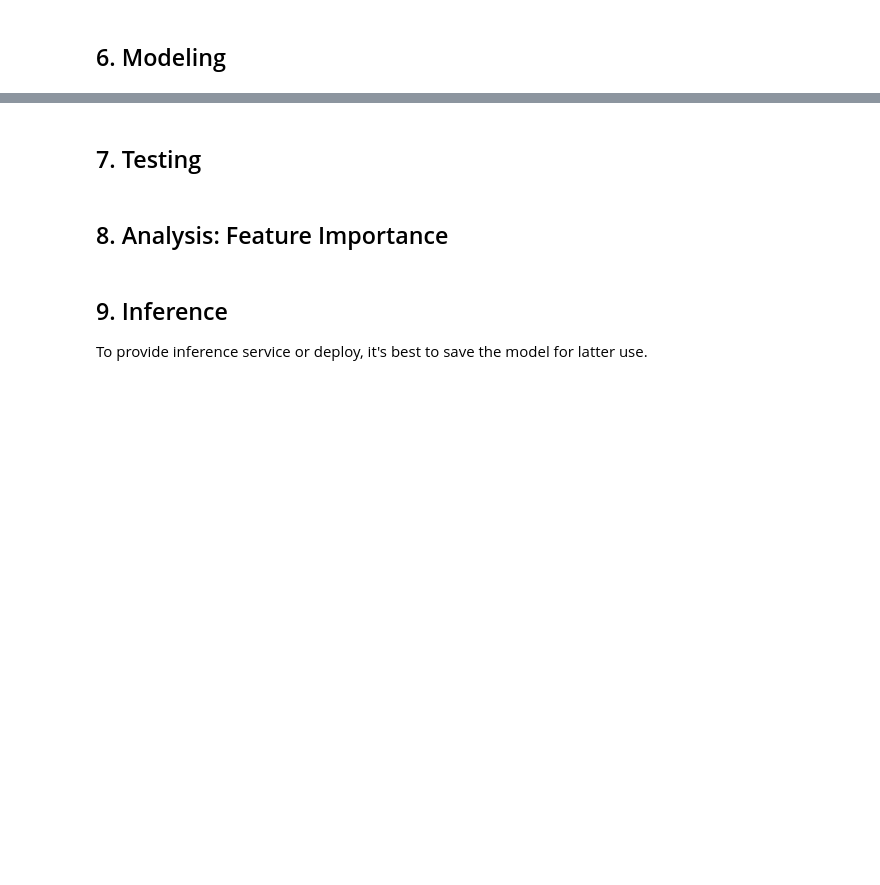
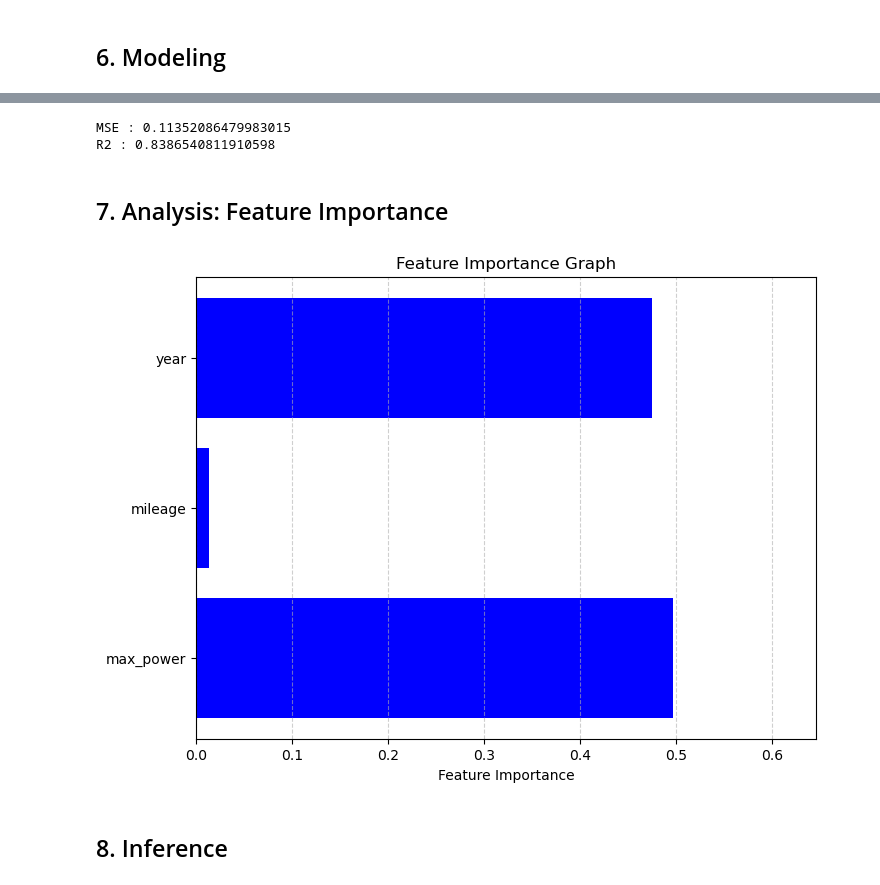
Before and after one commit to KaungHtetCho-22/ML-Assignments, a Jupyter notebook: A2_KaungHtetCho/notebooks/A2_Prediction_Car_Price_New.ipynb, the cells around one changed output, grey strips where cells are left out. Saved outputs shown, nothing was run; the diff lists cells and outputs as text; code cells hidden in the pictures; blank space fills up the shorter version.

```diff
--- a/A2_KaungHtetCho/notebooks/A2_Prediction_Car_Price_New.ipynb
+++ b/A2_KaungHtetCho/notebooks/A2_Prediction_Car_Price_New.ipynb
@@ -713,0 +699,6 @@ X_test  = scaler.transform(X_test)
+# %%
+# y_train = y_train.values
+y_train = y_train.to_numpy()
+
+
+print(f'ytrain: {type(y_train)}')
@@ -729,7 +742,6 @@ import mlflow
 import os
 
 mlflow.set_tracking_uri("http://localhost:8080")
-
-os.environ["LOGNAME"] = "st124092"
-mlflow.set_experiment(experiment_name="st124092-A2")
+os.environ["LOGNAME"] = "kaunghtetcho"
+mlflow.set_experiment(experiment_name="A2-final-day")
 # %% [output]
@@ -1056,30 +1013,0 @@ IndexError: tuple index out of range
-# %%
-# Training script
-regs = ["Ridge", "Lasso", "ElasticNet", "Polynomial", "Normal"]
-methods = ["batch", "mini", "sto"]
-init_methods = ["zero", "xavier"]
-momentums = [0.0, 0.9]
-learning_rates = [0.01, 0.001, 0.0001]
-
-for reg in regs:
-    for method in methods:
-        for init in init_methods:
-            for momentum in momentums:
-                for lr in learning_rates:
-                    params = {"method": method, "lr": lr, "init_method": init, "momentum": momentum}
-                    mlflow.start_run(run_name=f"{reg}-method-{method}-lr-{lr}-init-{init}-momentum-{momentum}", nested=True)
-
-                    print("="*5, reg, "="*5)
-                    type_of_regression = str_to_class(reg)
-                    model = type_of_regression(**params)
-                    model.fit(X_train, y_train)
-                    yhat = model.predict(X_test)
-                    mse  = model.mse(yhat, y_test)
-                    r2   = model.r2_score(yhat, y_test)
-
-                    print("Test MSE:", mse, "Test R2:", r2)
-                    mlflow.log_metric(key="test_mse", value=mse)
-                    mlflow.log_metric(key="test_r2", value=r2)
-
-                    # model.plot_feature_importance()
-                    mlflow.end_run()
@@ -1096,0 +1088,10 @@ KeyboardInterrupt:
+# %%
+# Testing our model using the testing set and showing the mse and r2
+yhat = model.predict(X_test)
+mse  = model.mse(y_test, yhat)
+r2 = model.r2_score(y_test, yhat)
+print("MSE :", mse)
+print("R2 :", r2)
+# %% [output]
+MSE : 0.11352086479983015
+R2 : 0.8386540811910598
@@ -1097,2 +1111,2 @@ KeyboardInterrupt:
 # %% [markdown]
-## 7. Testing
+## 7. Analysis:  Feature Importance
@@ -1102,6 +1113,6 @@ KeyboardInterrupt:
+# %%
+model.feature_importance()
+# %% [output]
+[figure, added]
 # %% [markdown]
-## 8. Analysis:  Feature Importance
+## 8. Inference
-# %% [markdown]
-## 9. Inference
-
-To provide inference service or deploy, it's best to save the model for latter use.
```
Also changed, not shown: parts of 34 cells of this notebook.
